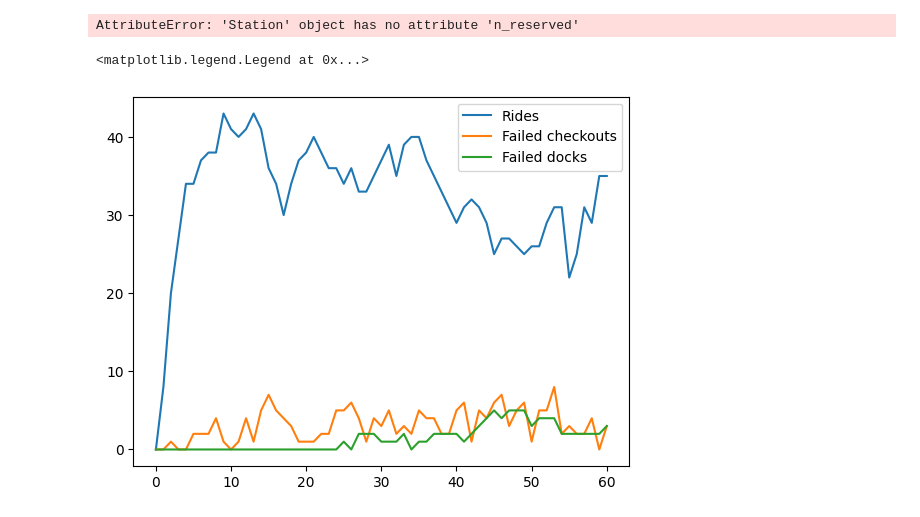
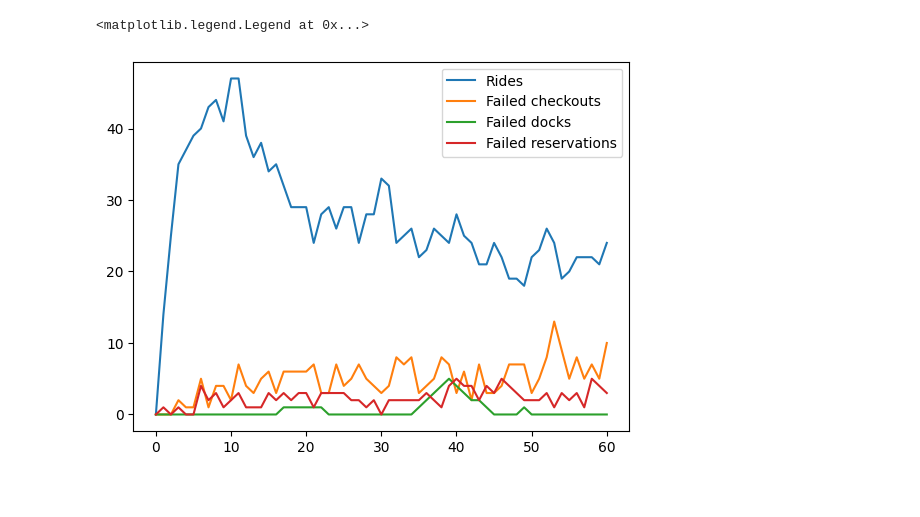
Before and after one commit to matthewcaren/bikeshare-sim, a Jupyter notebook: sim-sandbox.ipynb, the cells around one changed output. Saved outputs shown, nothing was run; the diff lists cells and outputs as text; code cells hidden in the pictures.

Commit message:
Reservations added

```diff
--- a/sim-sandbox.ipynb
+++ b/sim-sandbox.ipynb
@@ -17,13 +17,15 @@ RIDE_LEN_STD = 3
 
 WANT_EBIKE_PROB = 0.3
 
-NUM_RESERVATIONS = 5
+RESERVATION_DENSITY_AVG = 3
+RESERVATION_DENSITY_STD = 1
 
 
 def run_simulation():
     rides_log = [0]
     failed_checkout_log = [0]
     failed_dock_log = [0]
+    failed_reservation_log = [0]
 
     stations = []
     current_rides = []
@@ -40,6 +42,7 @@ def run_simulation():
     for time in range(TIMESTEPS):
         n_checkout_fails = 0
         n_dock_fails = 0
+        n_reservation_fails = 0
 
         # start new rides
         n_rides_started = sample_norm_int(RIDE_DENSITY_AVG, RIDE_DENSITY_STD, 0)
@@ -61,13 +64,13 @@ def run_simulation():
                 # no bikes available
                 n_checkout_fails += 1
 
-
-        # TODO: generate reservations for random stations
-        for _ in range(NUM_RESERVATIONS):
+        # generate reservations for random stations before starting new rides
+        n_reservations = sample_norm_int(RESERVATION_DENSITY_AVG, RESERVATION_DENSITY_STD, 0)
+        for _ in range(n_reservations):
             station = random.choice(stations)
             bike_type = random.choice(["SBIKE", "EBIKE"])
             if not station.reserve_bike(bike_type):
-                n_checkout_fails += 1
+                n_reservation_fails += 1
 
         # check for rides finishing
         updated_current_rides = []
@@ -86,20 +89,20 @@ def run_simulation():
         rides_log.append(len(current_rides))
         failed_checkout_log.append(n_checkout_fails)
         failed_dock_log.append(n_dock_fails)
+        failed_reservation_log.append(n_reservation_fails)
 
         current_rides = updated_current_rides
 
-    return rides_log, failed_checkout_log, failed_dock_log
+    return rides_log, failed_checkout_log, failed_dock_log, failed_reservation_log
 
 
-rides, checkout_fails, dock_fails = run_simulation()
+rides, checkout_fails, dock_fails, reserve_fails = run_simulation()
-# %% [output]
-AttributeError: 'Station' object has no attribute 'n_reserved'
 # %%
 plt.plot(rides, label="Rides")
 plt.plot(checkout_fails, label="Failed checkouts")
 plt.plot(dock_fails, label="Failed docks")
+plt.plot(reserve_fails, label="Failed reservations")
 plt.legend()
 # %% [output]
 <matplotlib.legend.Legend at 0x...>
-[figure, old version]
+[figure, new version]
```
